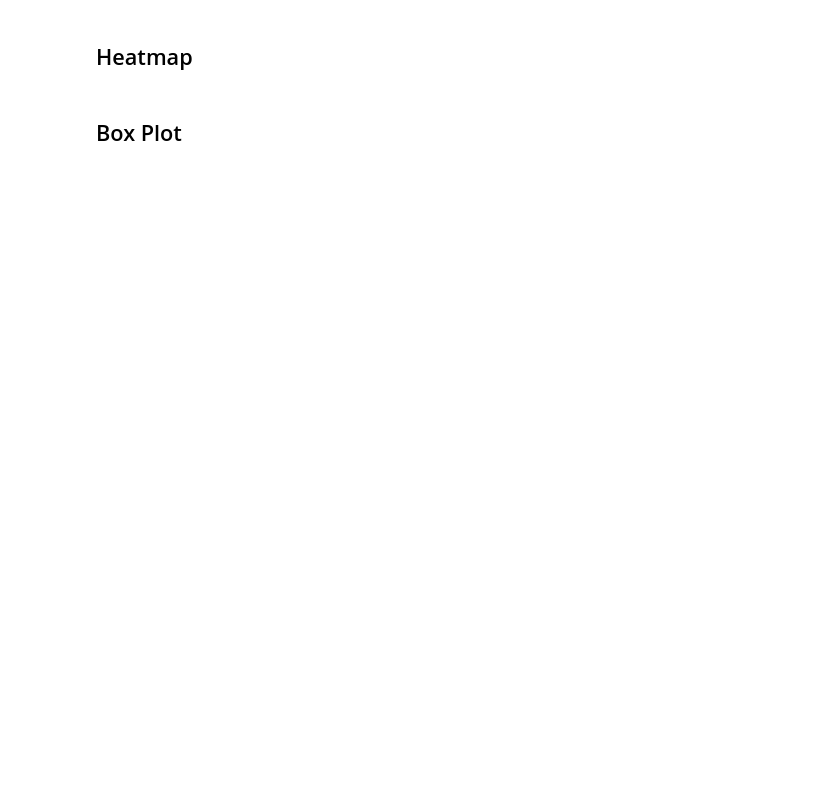
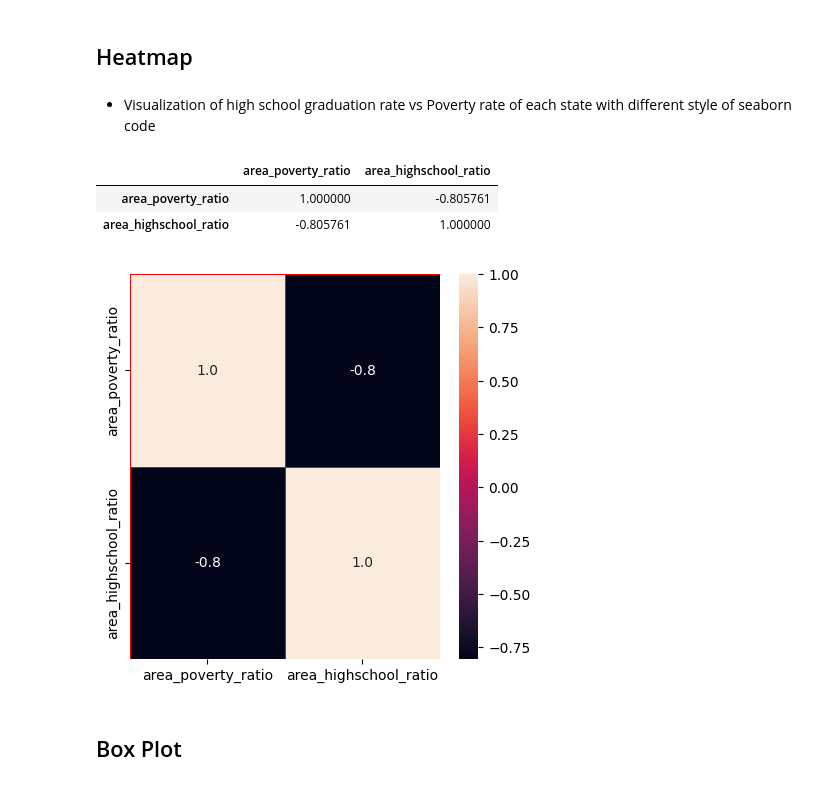
Before and after one commit to aeyeniay/SeabornPlots, a Jupyter notebook: seaborn_plots.ipynb, the cells around one changed output. Cells and saved outputs as stored; diff of their text form; code cells hidden in the pictures; blank space fills up the shorter version.

```diff
--- a/seaborn_plots.ipynb
+++ b/seaborn_plots.ipynb
@@ -614,6 +672,28 @@ plt.show()
 # %% [markdown]
 <a id="8"></a>
 ## Heatmap
+# %% [markdown]
+- Visualization of high school graduation rate vs Poverty rate of each state with different style of seaborn code
+# %%
+# Selecting only numerical columns
+numerical_data = data.select_dtypes(include=['float64', 'int64'])
+
+# Calculating the correlation matrix
+correlation_matrix = numerical_data.corr()
+
+# Displaying the correlation matrix
+correlation_matrix
+# %% [output]
+|  | area_poverty_ratio | area_highschool_ratio |
+| area_poverty_ratio | 1.000000 | -0.805761 |
+| area_highschool_ratio | -0.805761 | 1.000000 |
+# %%
+# correlation map
+f,ax = plt.subplots(figsize=(5, 5))
+sns.heatmap(numerical_data.corr(), annot=True, linewidths=0.5,linecolor="red", fmt= '.1f',ax=ax)
+plt.show()
+# %% [output]
+[figure, added]
 # %% [markdown]
 <a id="9"></a>
 ## Box Plot
```
Also changed, not shown: parts of 15 cells of this notebook.
